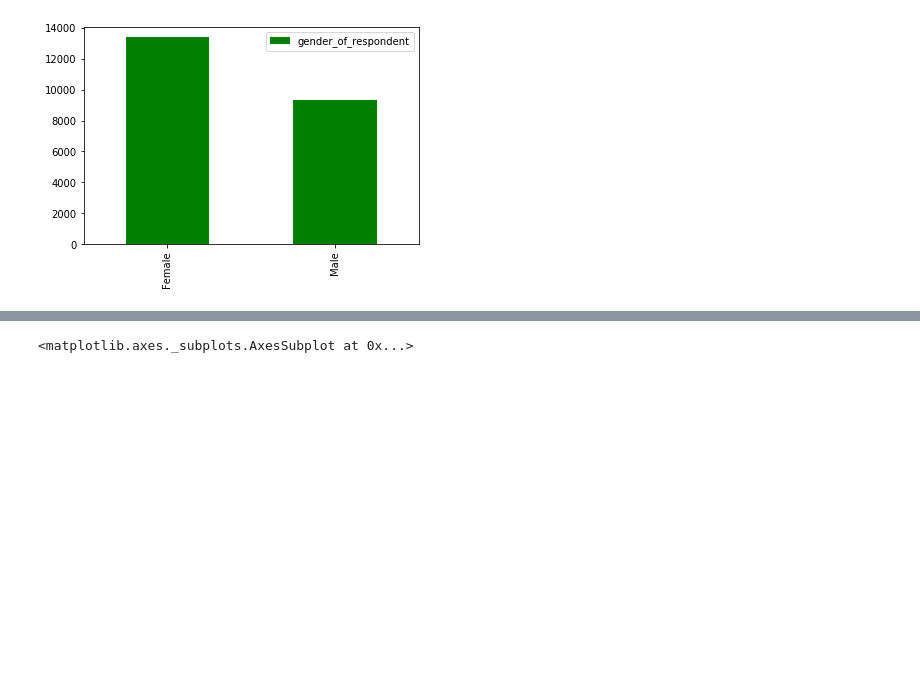
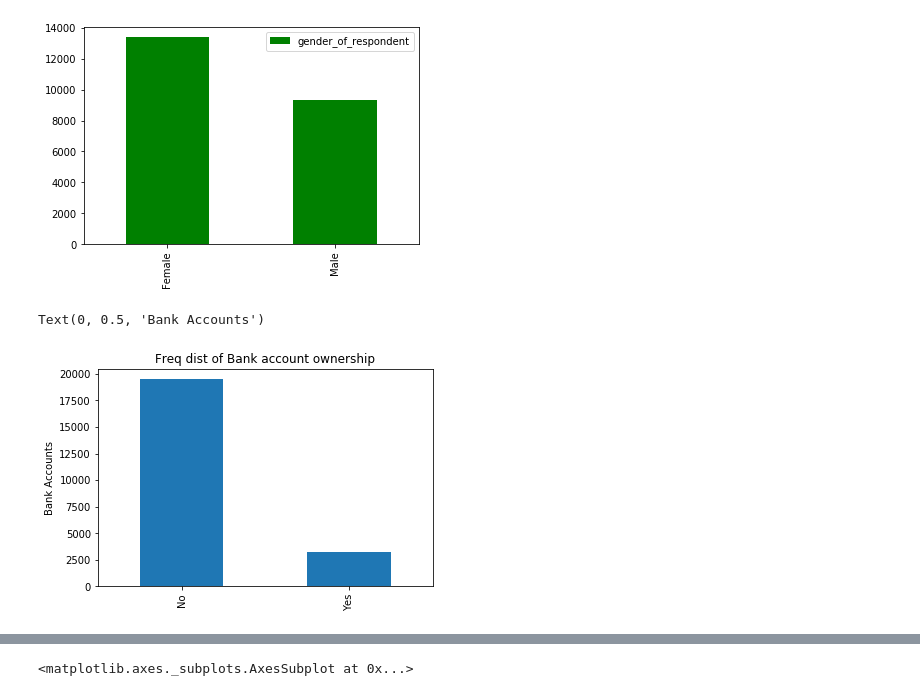
Before and after one commit to deelilah/Univariate-Bivariate-Multivariate, a Jupyter notebook: ip2.ipynb, the cells around one changed output, grey strips where cells are left out. Cells and saved outputs as stored; diff of their text form; code cells hidden in the pictures; blank space fills up the shorter version.

```diff
--- a/ip2.ipynb
+++ b/ip2.ipynb
@@ -388,3 +376,12 @@ df7.plot(kind='bar',color='green')
 # %% [output]
 <matplotlib.axes._subplots.AxesSubplot at 0x...>
 [figure]
+# %%
+
+#visualisation of bank account ownership count.
+d2['Has_a_bank_account'].value_counts().plot.bar(title='Freq dist of Bank account ownership', )
+plt.ylabel('Bank Accounts')
+#From the numbers it is clear we are yet to achieve financial inclusion.
+# %% [output]
+Text(0, 0.5, 'Bank Accounts')
+[figure, added]
```
Also changed, not shown: parts of 21 cells of this notebook.
